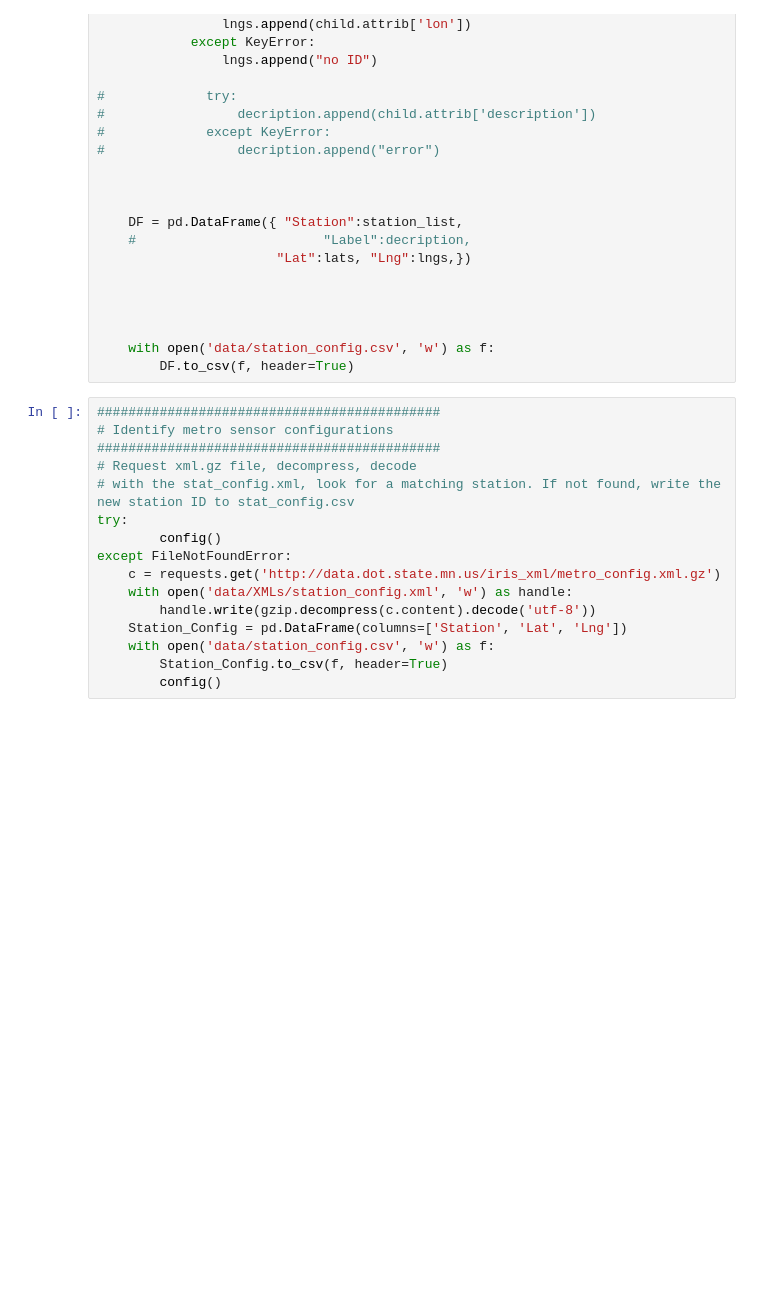
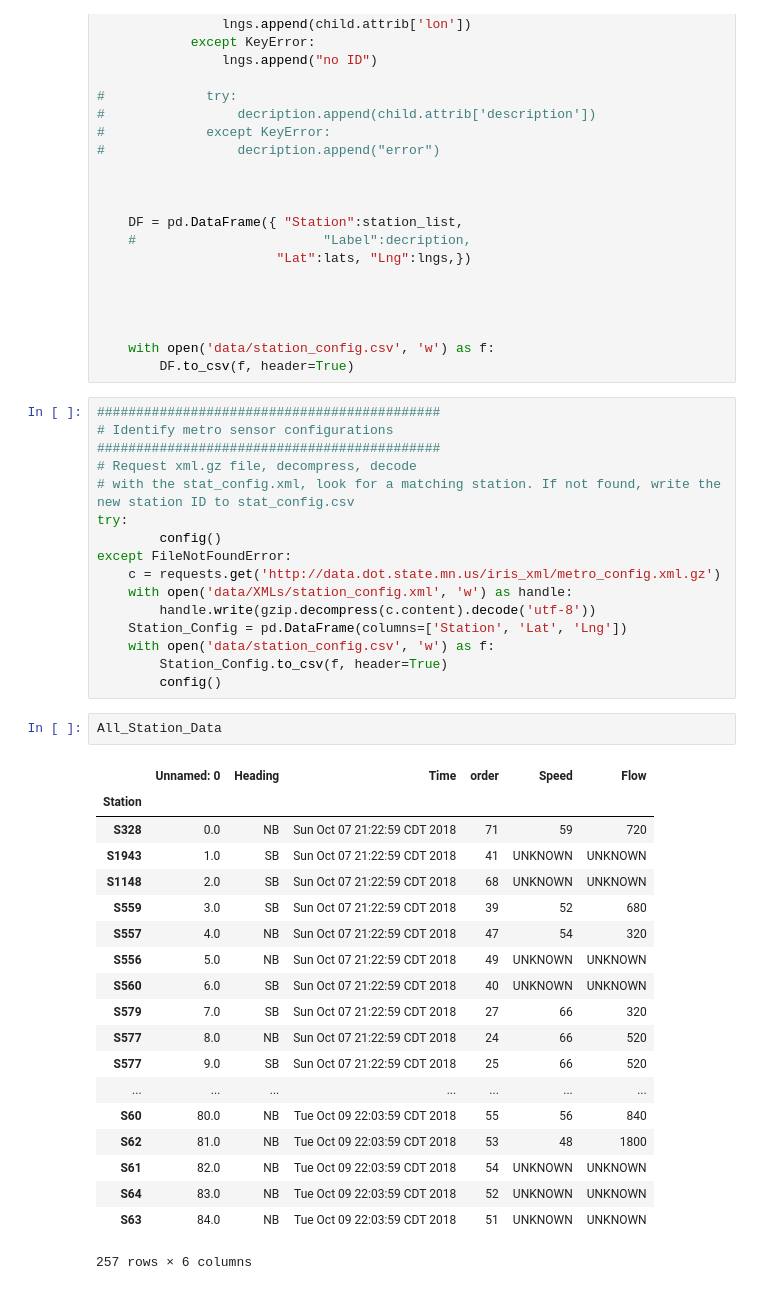
Before and after one commit to Dkreitzer/Team_streprogen_Project1, a Jupyter notebook: RequestData.ipynb, the cells around one changed output. Saved outputs shown, nothing was run; the diff lists cells and outputs as text; blank space fills up the shorter version.

```diff
--- a/RequestData.ipynb
+++ b/RequestData.ipynb
@@ -317,6 +320,28 @@ except FileNotFoundError:
     with open('data/station_config.csv', 'w') as f:
         Station_Config.to_csv(f, header=True)
         config()
+# %%
+All_Station_Data
+# %% [output]
+|  | Unnamed: 0 | Heading | Time | order | Speed | Flow |
+| Station |  |  |  |  |  |  |
+| S328 | 0.0 | NB | Sun Oct 07 21:22:59 CDT 2018 | 71 | 59 | 720 |
+| S1943 | 1.0 | SB | Sun Oct 07 21:22:59 CDT 2018 | 41 | UNKNOWN | UNKNOWN |
+| S1148 | 2.0 | SB | Sun Oct 07 21:22:59 CDT 2018 | 68 | UNKNOWN | UNKNOWN |
+| S559 | 3.0 | SB | Sun Oct 07 21:22:59 CDT 2018 | 39 | 52 | 680 |
+| S557 | 4.0 | NB | Sun Oct 07 21:22:59 CDT 2018 | 47 | 54 | 320 |
+| S556 | 5.0 | NB | Sun Oct 07 21:22:59 CDT 2018 | 49 | UNKNOWN | UNKNOWN |
+| S560 | 6.0 | SB | Sun Oct 07 21:22:59 CDT 2018 | 40 | UNKNOWN | UNKNOWN |
+| S579 | 7.0 | SB | Sun Oct 07 21:22:59 CDT 2018 | 27 | 66 | 320 |
+| S577 | 8.0 | NB | Sun Oct 07 21:22:59 CDT 2018 | 24 | 66 | 520 |
+| S577 | 9.0 | SB | Sun Oct 07 21:22:59 CDT 2018 | 25 | 66 | 520 |
+| ... | ... | ... | ... | ... | ... | ... |
+| S60 | 80.0 | NB | Tue Oct 09 22:03:59 CDT 2018 | 55 | 56 | 840 |
+| S62 | 81.0 | NB | Tue Oct 09 22:03:59 CDT 2018 | 53 | 48 | 1800 |
+| S61 | 82.0 | NB | Tue Oct 09 22:03:59 CDT 2018 | 54 | UNKNOWN | UNKNOWN |
+| S64 | 83.0 | NB | Tue Oct 09 22:03:59 CDT 2018 | 52 | UNKNOWN | UNKNOWN |
+| S63 | 84.0 | NB | Tue Oct 09 22:03:59 CDT 2018 | 51 | UNKNOWN | UNKNOWN |
+257 rows × 6 columns
 # %%
 ####################################
 #If the program is still running,
```
Also changed, not shown: parts of 6 cells of this notebook.
